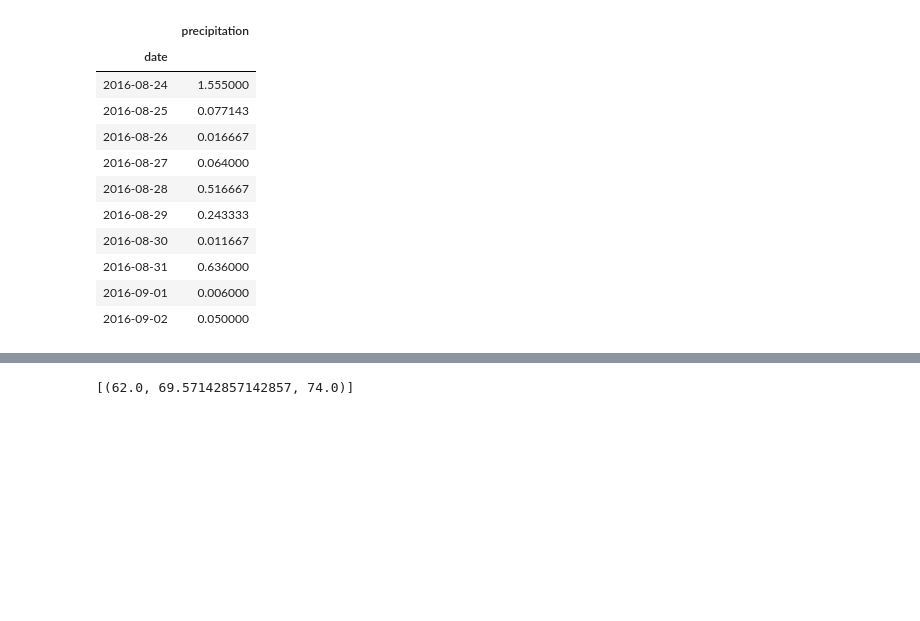
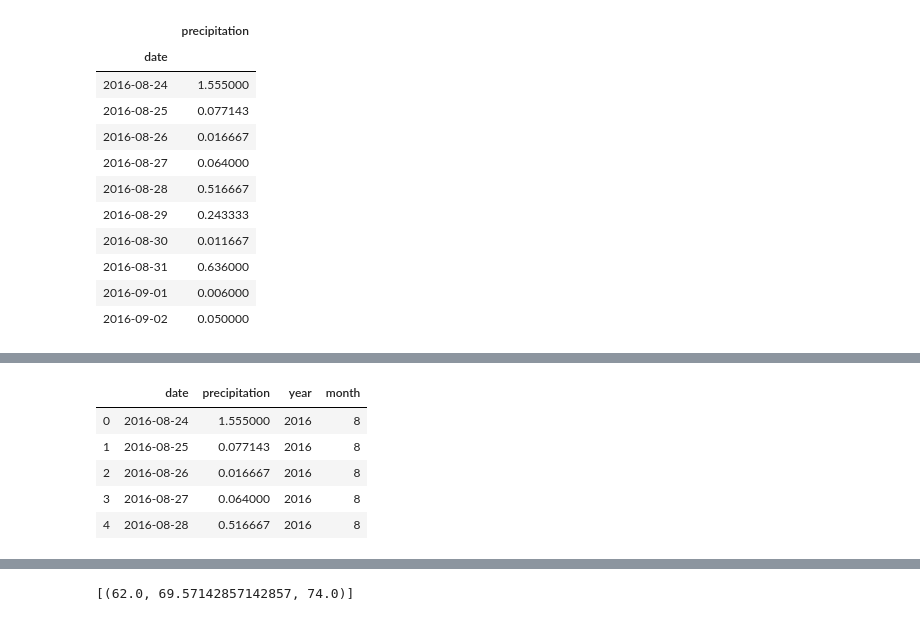
Before and after one commit to LinaSachuk/DU_HomeWork, a Jupyter notebook: sqlalchemy-challenge/climate_starter.ipynb, the cells around one changed output, grey strips where cells are left out. Saved outputs shown, nothing was run; the diff lists cells and outputs as text; code cells hidden in the pictures; blank space fills up the shorter version.

```diff
--- a/sqlalchemy-challenge/climate_starter.ipynb
+++ b/sqlalchemy-challenge/climate_starter.ipynb
@@ -212,0 +206,17 @@ plt.show()
+# %%
+df_q13 = pd.DataFrame(q12, columns=['date', 'precipitation'])
+df_q13.head(10)
+
+#efficient way to extract year from string format date
+df_q13['year'] = pd.DatetimeIndex(df_q13['date']).year
+
+#efficient way to extract month from string format date
+df_q13['month'] = pd.DatetimeIndex(df_q13['date']).month
+df_q13.head()
+# %% [output]
+|  | date | precipitation | year | month |
+| 0 | 2016-08-24 | 1.555000 | 2016 | 8 |
+| 1 | 2016-08-25 | 0.077143 | 2016 | 8 |
+| 2 | 2016-08-26 | 0.016667 | 2016 | 8 |
+| 3 | 2016-08-27 | 0.064000 | 2016 | 8 |
+| 4 | 2016-08-28 | 0.516667 | 2016 | 8 |
```
Also changed, not shown: parts of 18 cells of this notebook, 2 other files.
